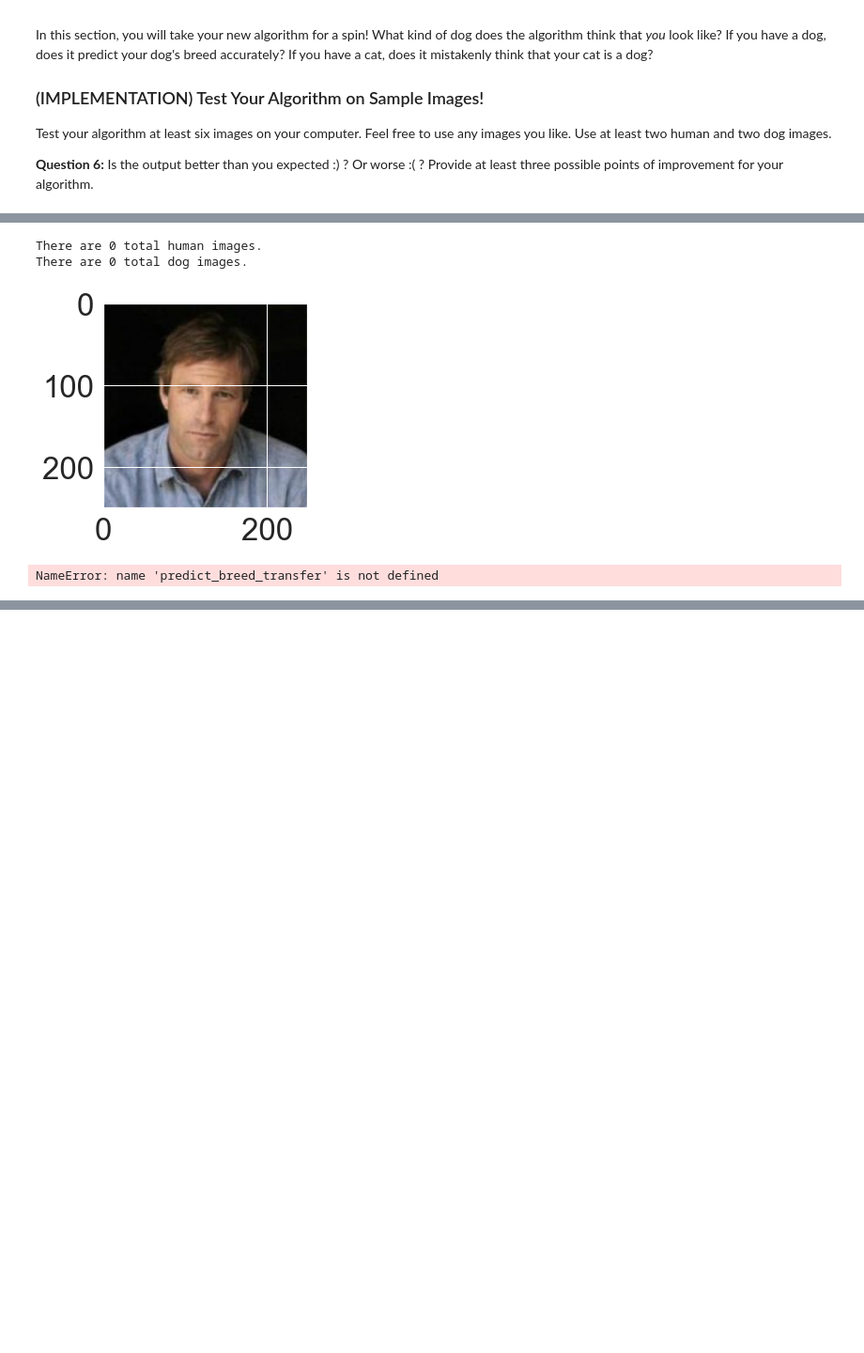
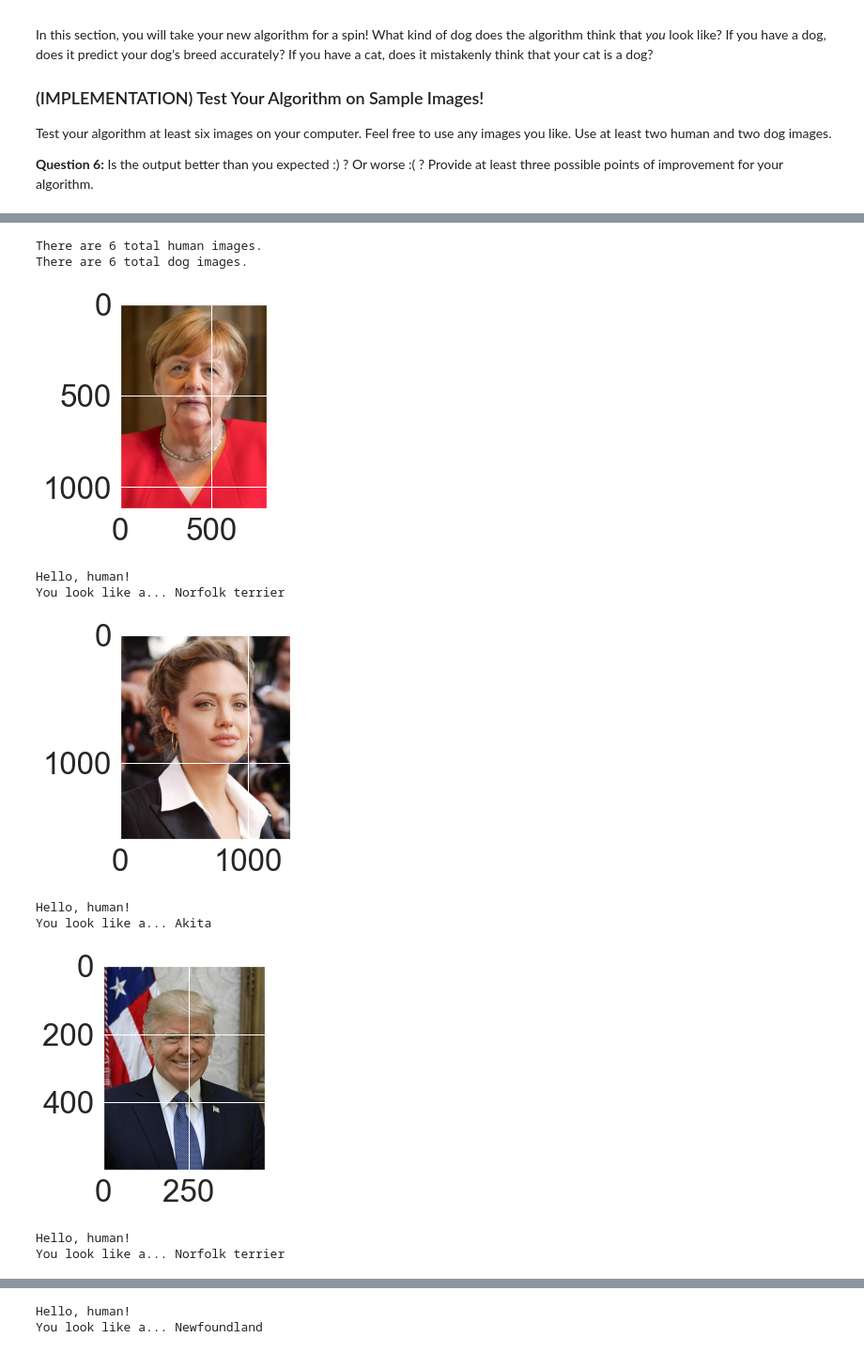
Before and after one commit to mmirescu/Dog-Breed-Classifier, a Jupyter notebook: dog_app.ipynb, the cells around one changed output, grey strips where cells are left out. Shown at 94% size. Saved outputs shown, nothing was run; the diff lists cells and outputs as text; code cells hidden in the pictures; blank space fills up the shorter version.

```diff
--- a/dog_app.ipynb
+++ b/dog_app.ipynb
@@ -972,22 +1010,24 @@ Write a function that takes an image path as input and returns the dog breed (`A
 
 # list of class names by index, i.e. a name can be accessed like class_names[0]
 
-class_names = [item[4:].replace("_", " ") for item in loaders_transfer['train'].classes]
+class_names = [item[4:].replace("_", " ") for item in loaders_transfer['train'].dataset.classes]
 
 def predict_breed_transfer(img_path):
+
     # load the image and return the predicted breed
 
     # ANSWER:
 
     # class names without number (Affenpinscher, Brussels griffon...)
     # class names with number (001.Affenpinscher', '038.Brussels_griffon')
-    class_names_without_number = [item[4:].replace("_", " ") for item in image_datasets['train'].classes]
-    class_names_with_number = image_datasets['train'].classes
+    class_names_without_number = [item[4:].replace("_", " ") for item in loaders_transfer['train'].dataset.classes]
+    class_names_with_number = loaders_transfer['train'].dataset.classes
 
     # Load image
     img = Image.open(img_path).convert('RGB')
 
     # Image Preprocessing
+
     transform_predict = transforms.Compose([transforms.Resize(224),
                                             transforms.CenterCrop(224),
                                             transforms.ToTensor(),
@@ -1059,26 +1105,33 @@ __Answer:__ (Three possible points for improvement)
 # %%
 ## TODO: Execute your algorithm from Step 6 on
 ## at least 6 images on your computer.
 ## Feel free to use as many code cells as needed.
 
 # ANSWER:
 
 # Step 1 - Load custom test images
 
 human_images = np.array(glob("test sample images/humans/*"))
 dog_images = np.array(glob("test sample images/dogs/*"))
 
-# Display the nr. of images of the humans and dogs datasets, respectively
+# Display the nr. of images of the humans and dogs datasets, respectively (optional)
 
 print('There are %d total human images.' % len(human_images))
 print('There are %d total dog images.' % len(dog_images))
 
 # Step 2 - Run the algorithm
 
-for file in np.hstack((human_files[:3], dog_files[:3])):
+for file in np.hstack((human_images, dog_images)):
     run_app(file)
 # %% [output]
-There are 0 total human images.
-There are 0 total dog images.
+There are 6 total human images.
+There are 6 total dog images.
-[figure, old version]
+[figure, new version]
-NameError: name 'predict_breed_transfer' is not defined
+Hello, human!
+You look like a... Norfolk terrier
+[figure, added]
+Hello, human!
+You look like a... Akita
+[figure, added]
+Hello, human!
+You look like a... Norfolk terrier
@@ -1084,0 +1139,2 @@ NameError: name 'predict_breed_transfer' is not defined
+Hello, human!
+You look like a... Newfoundland
```
Also changed, not shown: parts of 15 cells of this notebook.
